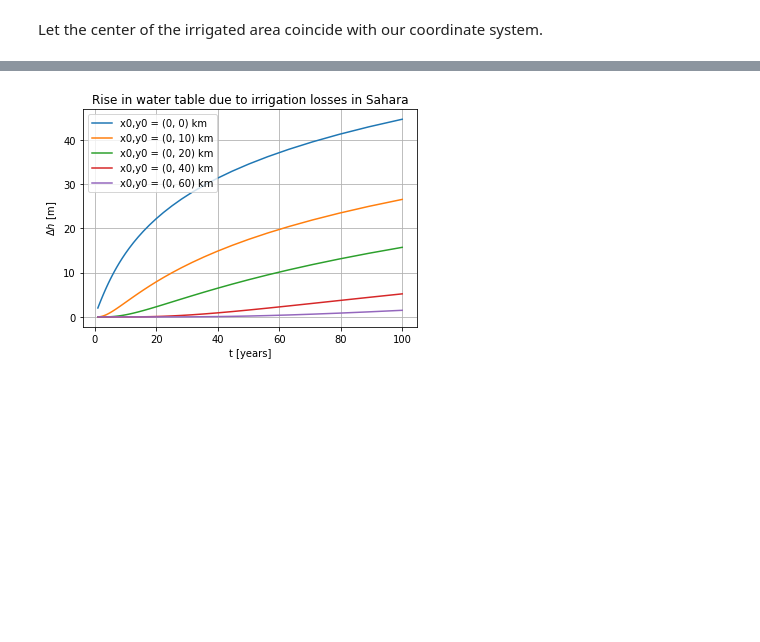
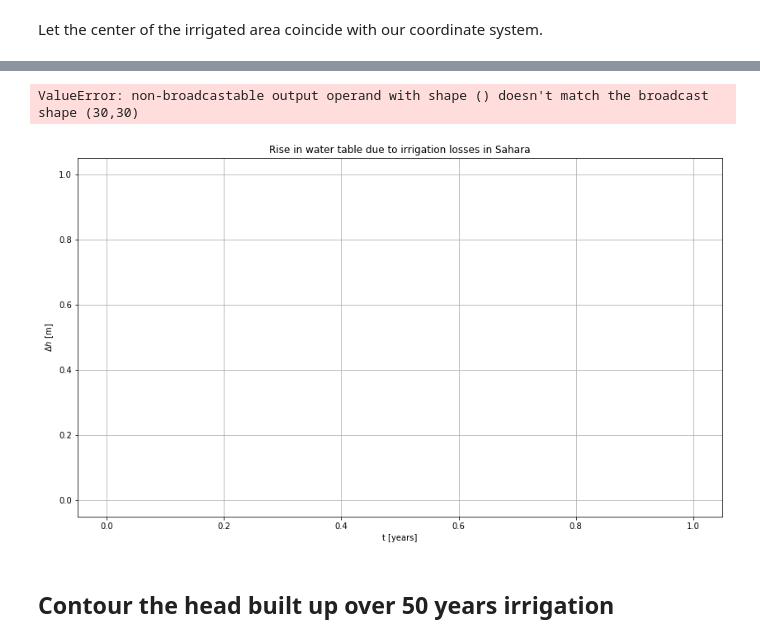
Before and after one commit to Olsthoorn/TransientGroundwaterFlow, a Jupyter notebook: excercises_notebooks/Alexandria-effect-irrigation.ipynb, the cells around one changed output, grey strips where cells are left out. Cells and saved outputs as stored; diff of their text form; code cells hidden in the pictures; blank space fills up the shorter version.

```diff
--- a/excercises_notebooks/Alexandria-effect-irrigation.ipynb
+++ b/excercises_notebooks/Alexandria-effect-irrigation.ipynb
@@ -33,29 +50,33 @@ Xw, Yw = np.meshgrid(xw, yw)
+# %%
+# place wells
+a = 1000. # m cell size
+L = 30e3 # km
+xw = np.linspace(-(L - a)/2, (L - a)/2, L/a) # m, coordinatres of the cell centers = well
+yw = np.linspace(-(L - a)/2, (L - a)/2, L/a) # m, coordinaters of the cell centers = well
+Xw, Yw = np.meshgrid(xw, yw)
 # %%
 # Irrigation in m/y
-q = 0.75 # m/y
+q = 0.25 # m/y
 Q = a**2 * q  # irrigation per well in m3/y
 # %%
-# observation point
-x0 = 0
+# observation points
 Y0 = np.array([0, 10, 20, 40, 60]) * 1e3
+X0 = np.zeros_like(Y0)
 # %%
 # effect on observation point
 
-plt.title('Rise in water table due to irrigation losses in Sahara')
-plt.xlabel('t [years]')
-plt.ylabel('$\Delta h$ [m]')
-plt.grid()
+ax = newfig('Rise in water table due to irrigation losses in Sahara', 't [years]', '$\Delta h$ [m]')
 
-for y0 in Y0:
-    R = np.sqrt((x0 - Xw)**2 + (y0 - Yw)**2)
-
-    t = np.logspace(0, 2, 41) # time in years
-
+times = np.logspace(0, 2, 41) # time in years
+for t in times:
     s = np.zeros_like(t)
-    for r in R.ravel()[0:480]:
-        s += Q/(4 * np.pi * kD) * exp1(r**2 * S/ (4 * kD * t))
-    plt.plot(t, s, label='x0,y0 = ({:.0f}, {:.0f}) km'.format(x0/1000, y0/1000))
-plt.legend()
-plt.show()
+    for x0, y0 in zip(X0, Y0):
+        R = np.sqrt((x0 - Xw)**2 + (y0 - Yw)**2)
+        s += Q/(4 * np.pi * kD) * exp1(R**2 * S/ (4 * kD * t))
+        ax.plot(t, s, label='x0,y0 = ({:.0f}, {:.0f}) km'.format(x0/1000, y0/1000))
+ax.legend()
 # %% [output]
+ValueError: non-broadcastable output operand with shape () doesn't match the broadcast shape (30,30)
-[figure, old version]
+[figure, new version]
+# %% [markdown]
+## Contour the head built up over 50 years irrigation
```
Also changed, not shown: parts of 12 cells of this notebook, 13 other files.
